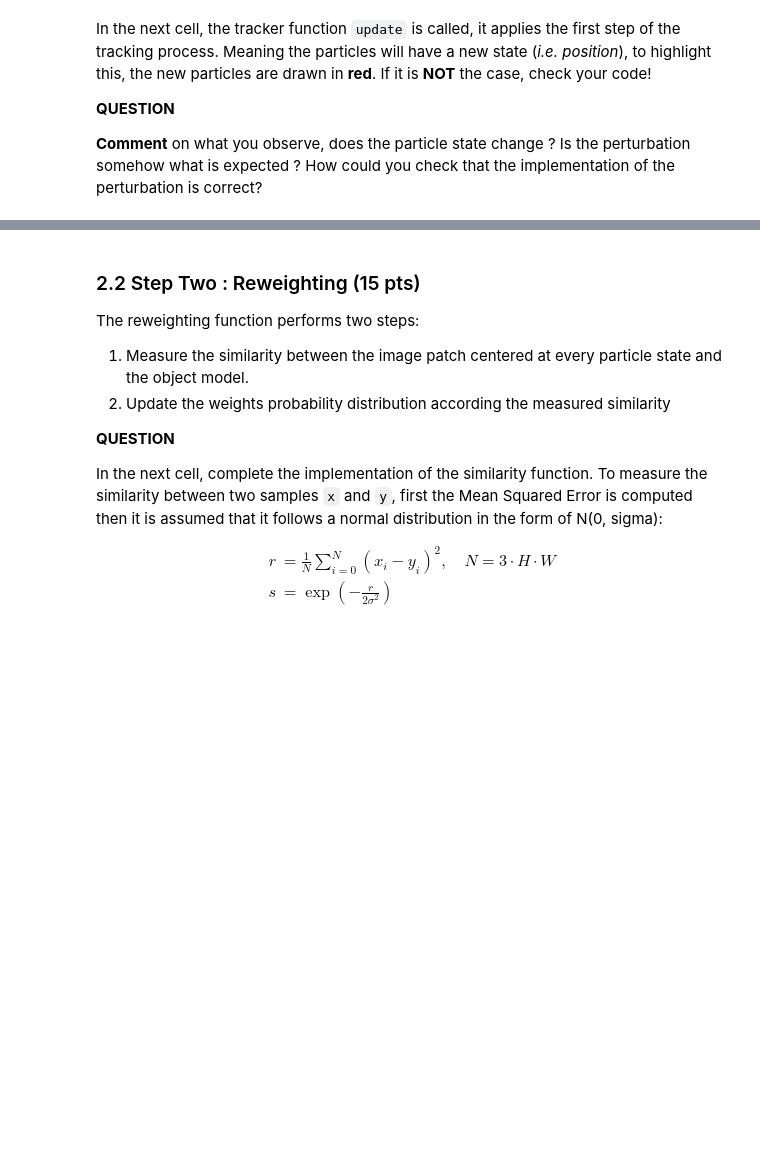
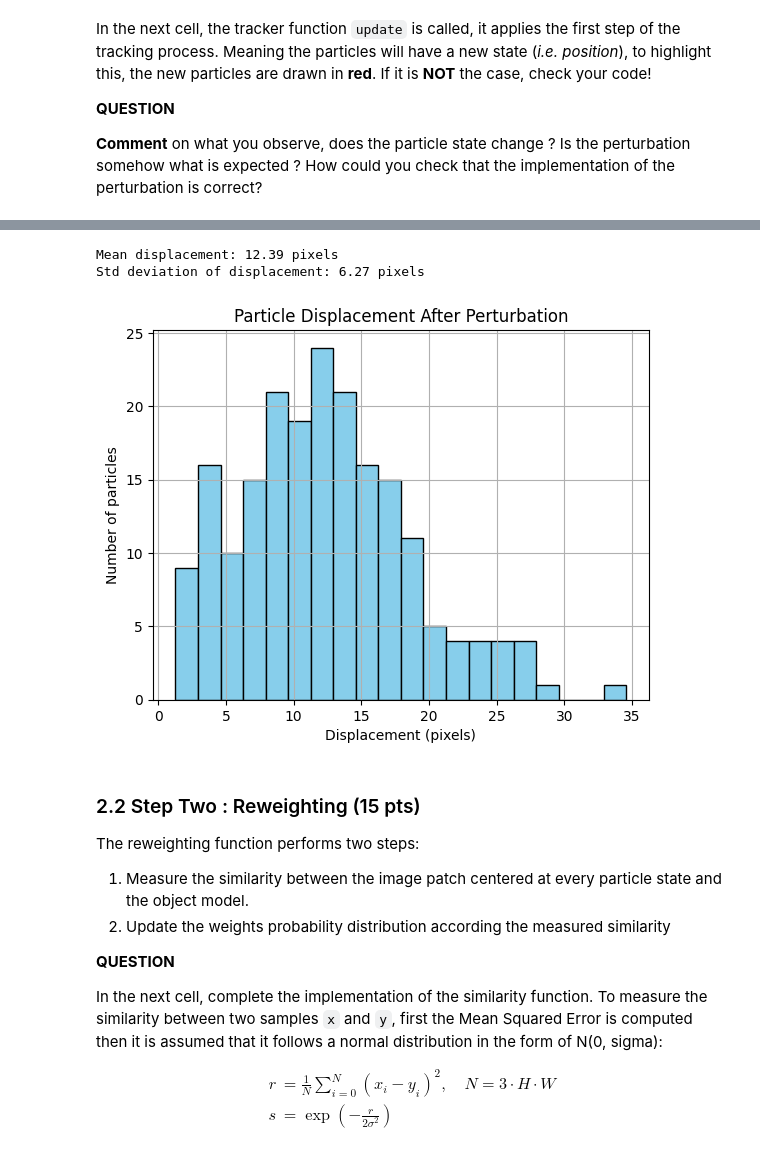
Before and after one commit to AlexYcode/IPLAB, a Jupyter notebook: Lab3/notebook/03_object_tracking_2025.ipynb, the cells around one changed output, grey strips where cells are left out. Saved outputs shown, nothing was run; the diff lists cells and outputs as text; code cells hidden in the pictures; blank space fills up the shorter version.

```diff
--- a/Lab3/notebook/03_object_tracking_2025.ipynb
+++ b/Lab3/notebook/03_object_tracking_2025.ipynb
@@ -442,7 +412,18 @@ class ParticleFilterStepOne(ParticleFilterInterface):
         """
 
         ########################
-        # YOUR CODE HERE
+
+        height, width = self.search_space
+
+        x_coords = np.random.uniform(0, width, size=(self.n_particles, 1))
+        y_coords = np.random.uniform(0, height, size=(self.n_particles, 1))
+
+        self.particles = np.hstack((x_coords, y_coords))
+
+        self.weights = np.ones((self.n_particles)) / self.n_particles
+
+        assert np.isclose(self.weights.sum(), 1.0), "Weights must sum to 1.0"
+
         ########################
 
 
@@ -459,6 +440,7 @@ class ParticleFilterStepOne(ParticleFilterInterface):
         # Step 1: Perturbation
         self.perturbate()
 
+
         # Step 2:Other steps goes here
         # ...
 
@@ -469,7 +451,17 @@ class ParticleFilterStepOne(ParticleFilterInterface):
         """ Perturbate particles with random noise """
 
         ########################
-        # YOUR CODE HERE
+
+        noise = np.random.normal(loc=0.0,
+                                 scale=self.sigma_perturbation,
+                                 size=(self.particles.shape))
+
+        self.particles += noise
+
+        h, w, = self.search_space
+        self.particles[:, 0] = np.clip(self.particles[:, 0], 0, w - 1)
+        self.particles[:, 1] = np.clip(self.particles[:, 1], 0, h - 1)
+
         ########################
 
 
@@ -516,6 +517,9 @@ In the next cell, the tracker function `update` is called, it applies the first
 **QUESTION**
 
 **Comment** on what you observe, does the particle state change ? Is the perturbation somehow what is expected ? How could you check that the implementation of the perturbation is correct?
+# %%
+# Save a copy of original particle positions
+particles_before = pf.particles.copy()
 # %%
 # Apply first step of tracking
 pf.update(frame)
@@ -528,3 +542,22 @@ display_image(canvas_perturbated);
+# %%
+# Compute displacement magnitude for each particle
+displacement = pf.particles - particles_before
+distances = np.linalg.norm(displacement, axis=1)
+
+print(f"Mean displacement: {np.mean(distances):.2f} pixels")
+print(f"Std deviation of displacement: {np.std(distances):.2f} pixels")
+
+# Histogram of how far particles moved
+plt.hist(distances, bins=20, color='skyblue', edgecolor='black')
+plt.title("Particle Displacement After Perturbation")
+plt.xlabel("Displacement (pixels)")
+plt.ylabel("Number of particles")
+plt.grid(True)
+plt.show()
+# %% [output]
+Mean displacement: 12.39 pixels
+Std deviation of displacement: 6.27 pixels
+[figure, added]
 # %% [markdown]
 ### 2.2 Step Two : Reweighting (15 pts)
 
```
Also changed, not shown: parts of 16 cells of this notebook.
